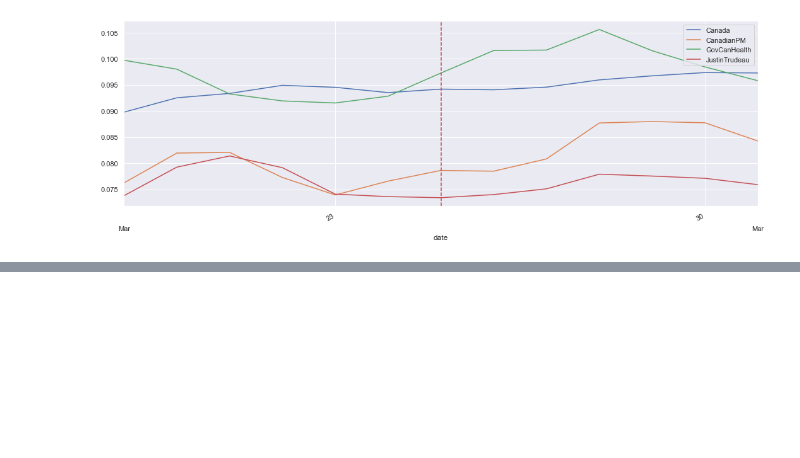
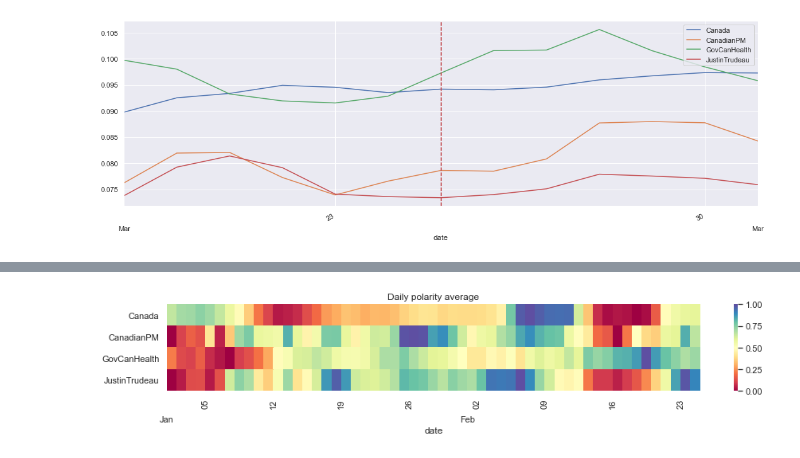
Before and after one commit to vcuspinera/Canada_response_covid, a Jupyter notebook: src/eda-Copy1.ipynb, the cells around one changed output, grey strips where cells are left out. Saved outputs shown, nothing was run; the diff lists cells and outputs as text; code cells hidden in the pictures; blank space fills up the shorter version.

```diff
--- a/src/eda-Copy1.ipynb
+++ b/src/eda-Copy1.ipynb
@@ -699,0 +738,4 @@ plt.show()
+# %%
+norm = pd.DataFrame(df_dic)[3:-3] - pd.DataFrame(df_dic)[3:-3].min(axis=0)
+norm = norm.div( (pd.DataFrame(df_dic)[3:-3].max(axis=0)-pd.DataFrame(df_dic)[3:-3].min(axis=0)), axis=1)
+norm.describe()
@@ -699,0 +752,6 @@ plt.show()
+# %%
+fig, ax = plt.subplots(figsize=(15,2))
+sns.heatmap(norm.transpose(), cmap="Spectral", ax=ax);
+heatmap_options()
+# %% [output]
+[figure, added]
```
Also changed, not shown: parts of 9 cells of this notebook.
